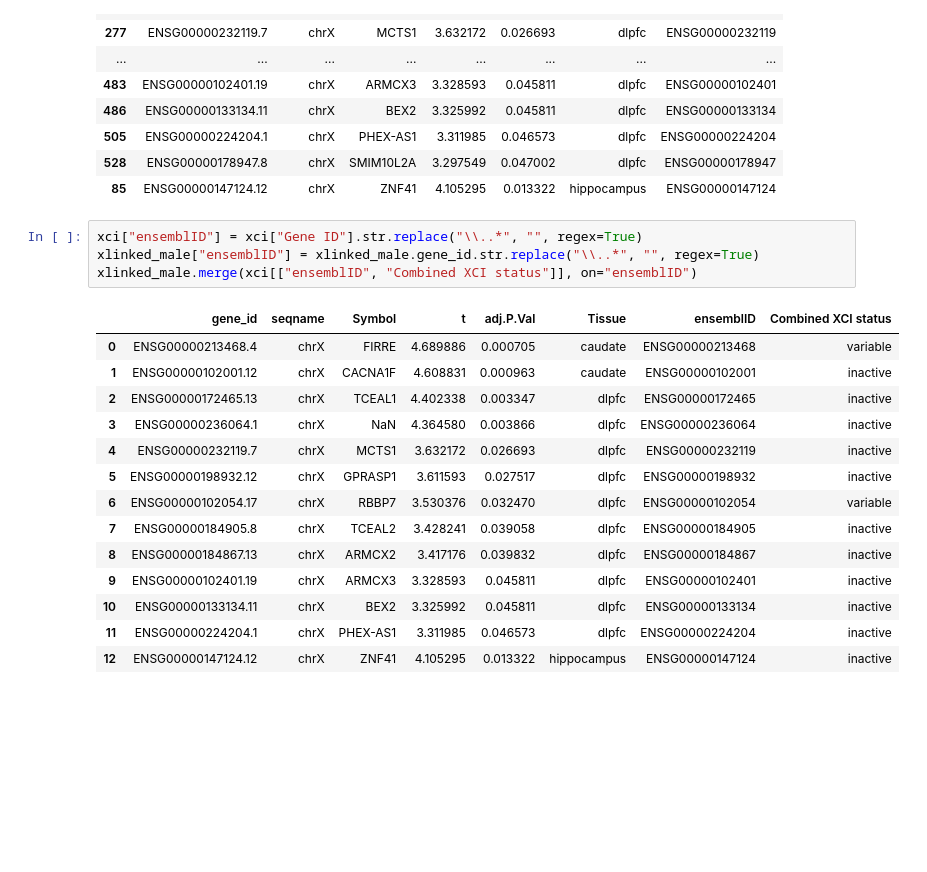
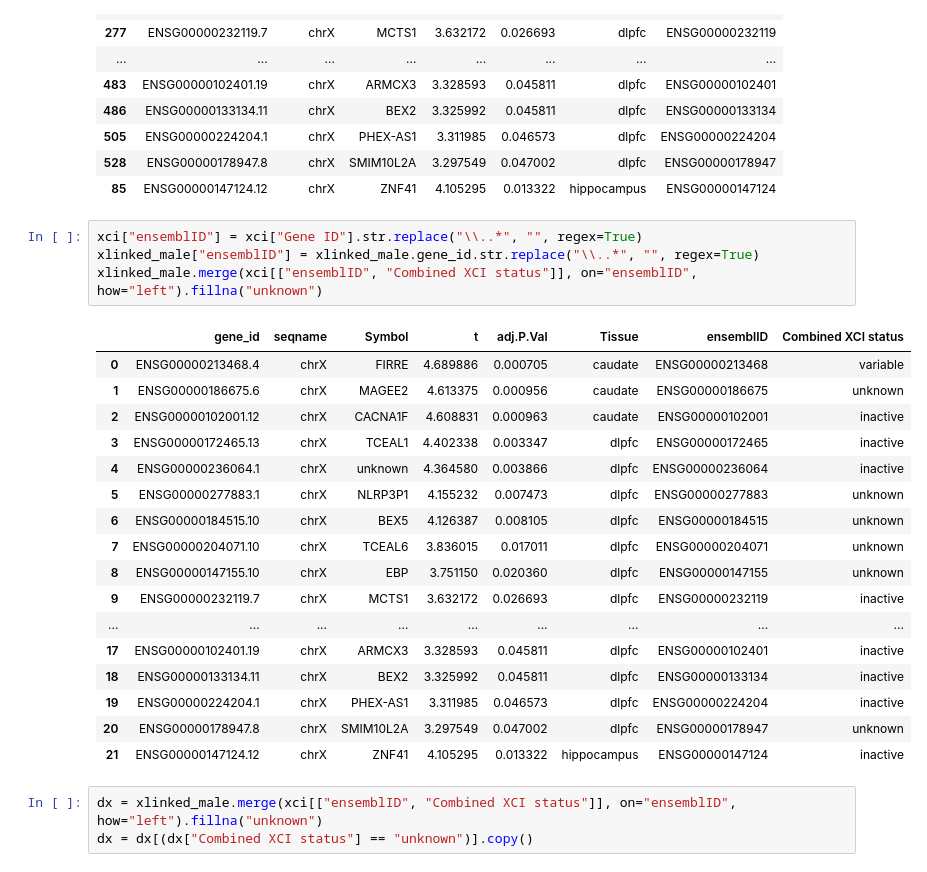
Before and after one commit to LieberInstitute/sex_differences_sz, a Jupyter notebook: xci_dosage_analysis/xci_enrichment/xlinked_male_bias/_h/main.ipynb, the cells around one changed output. Saved outputs shown, nothing was run; the diff lists cells and outputs as text; blank space fills up the shorter version.

Commit message:
update to output text file of male biased xlinked DEGs

```diff
--- a/xci_dosage_analysis/xci_enrichment/xlinked_male_bias/_h/main.ipynb
+++ b/xci_dosage_analysis/xci_enrichment/xlinked_male_bias/_h/main.ipynb
@@ -100,19 +101,25 @@ xlinked_male
 # %%
 xci["ensemblID"] = xci["Gene ID"].str.replace("\\..*", "", regex=True)
 xlinked_male["ensemblID"] = xlinked_male.gene_id.str.replace("\\..*", "", regex=True)
-xlinked_male.merge(xci[["ensemblID", "Combined XCI status"]], on="ensemblID")
+xlinked_male.merge(xci[["ensemblID", "Combined XCI status"]], on="ensemblID", how="left").fillna("unknown")
 # %% [output]
 |  | gene_id | seqname | Symbol | t | adj.P.Val | Tissue | ensemblID | Combined XCI status |
 | 0 | ENSG00000213468.4 | chrX | FIRRE | 4.689886 | 0.000705 | caudate | ENSG00000213468 | variable |
-| 1 | ENSG00000102001.12 | chrX | CACNA1F | 4.608831 | 0.000963 | caudate | ENSG00000102001 | inactive |
-| 2 | ENSG00000172465.13 | chrX | TCEAL1 | 4.402338 | 0.003347 | dlpfc | ENSG00000172465 | inactive |
-| 3 | ENSG00000236064.1 | chrX | NaN | 4.364580 | 0.003866 | dlpfc | ENSG00000236064 | inactive |
-| 4 | ENSG00000232119.7 | chrX | MCTS1 | 3.632172 | 0.026693 | dlpfc | ENSG00000232119 | inactive |
-| 5 | ENSG00000198932.12 | chrX | GPRASP1 | 3.611593 | 0.027517 | dlpfc | ENSG00000198932 | inactive |
-| 6 | ENSG00000102054.17 | chrX | RBBP7 | 3.530376 | 0.032470 | dlpfc | ENSG00000102054 | variable |
-| 7 | ENSG00000184905.8 | chrX | TCEAL2 | 3.428241 | 0.039058 | dlpfc | ENSG00000184905 | inactive |
-| 8 | ENSG00000184867.13 | chrX | ARMCX2 | 3.417176 | 0.039832 | dlpfc | ENSG00000184867 | inactive |
-| 9 | ENSG00000102401.19 | chrX | ARMCX3 | 3.328593 | 0.045811 | dlpfc | ENSG00000102401 | inactive |
-| 10 | ENSG00000133134.11 | chrX | BEX2 | 3.325992 | 0.045811 | dlpfc | ENSG00000133134 | inactive |
-| 11 | ENSG00000224204.1 | chrX | PHEX-AS1 | 3.311985 | 0.046573 | dlpfc | ENSG00000224204 | inactive |
-| 12 | ENSG00000147124.12 | chrX | ZNF41 | 4.105295 | 0.013322 | hippocampus | ENSG00000147124 | inactive |
+| 1 | ENSG00000186675.6 | chrX | MAGEE2 | 4.613375 | 0.000956 | caudate | ENSG00000186675 | unknown |
+| 2 | ENSG00000102001.12 | chrX | CACNA1F | 4.608831 | 0.000963 | caudate | ENSG00000102001 | inactive |
+| 3 | ENSG00000172465.13 | chrX | TCEAL1 | 4.402338 | 0.003347 | dlpfc | ENSG00000172465 | inactive |
+| 4 | ENSG00000236064.1 | chrX | unknown | 4.364580 | 0.003866 | dlpfc | ENSG00000236064 | inactive |
+| 5 | ENSG00000277883.1 | chrX | NLRP3P1 | 4.155232 | 0.007473 | dlpfc | ENSG00000277883 | unknown |
+| 6 | ENSG00000184515.10 | chrX | BEX5 | 4.126387 | 0.008105 | dlpfc | ENSG00000184515 | unknown |
+| 7 | ENSG00000204071.10 | chrX | TCEAL6 | 3.836015 | 0.017011 | dlpfc | ENSG00000204071 | unknown |
+| 8 | ENSG00000147155.10 | chrX | EBP | 3.751150 | 0.020360 | dlpfc | ENSG00000147155 | unknown |
+| 9 | ENSG00000232119.7 | chrX | MCTS1 | 3.632172 | 0.026693 | dlpfc | ENSG00000232119 | inactive |
+| ... | ... | ... | ... | ... | ... | ... | ... | ... |
+| 17 | ENSG00000102401.19 | chrX | ARMCX3 | 3.328593 | 0.045811 | dlpfc | ENSG00000102401 | inactive |
+| 18 | ENSG00000133134.11 | chrX | BEX2 | 3.325992 | 0.045811 | dlpfc | ENSG00000133134 | inactive |
+| 19 | ENSG00000224204.1 | chrX | PHEX-AS1 | 3.311985 | 0.046573 | dlpfc | ENSG00000224204 | inactive |
+| 20 | ENSG00000178947.8 | chrX | SMIM10L2A | 3.297549 | 0.047002 | dlpfc | ENSG00000178947 | unknown |
+| 21 | ENSG00000147124.12 | chrX | ZNF41 | 4.105295 | 0.013322 | hippocampus | ENSG00000147124 | inactive |
+# %%
+dx = xlinked_male.merge(xci[["ensemblID", "Combined XCI status"]], on="ensemblID", how="left").fillna("unknown")
+dx = dx[(dx["Combined XCI status"] == "unknown")].copy()
```
Also changed, not shown: parts of 2 cells of this notebook, 4 other files.
